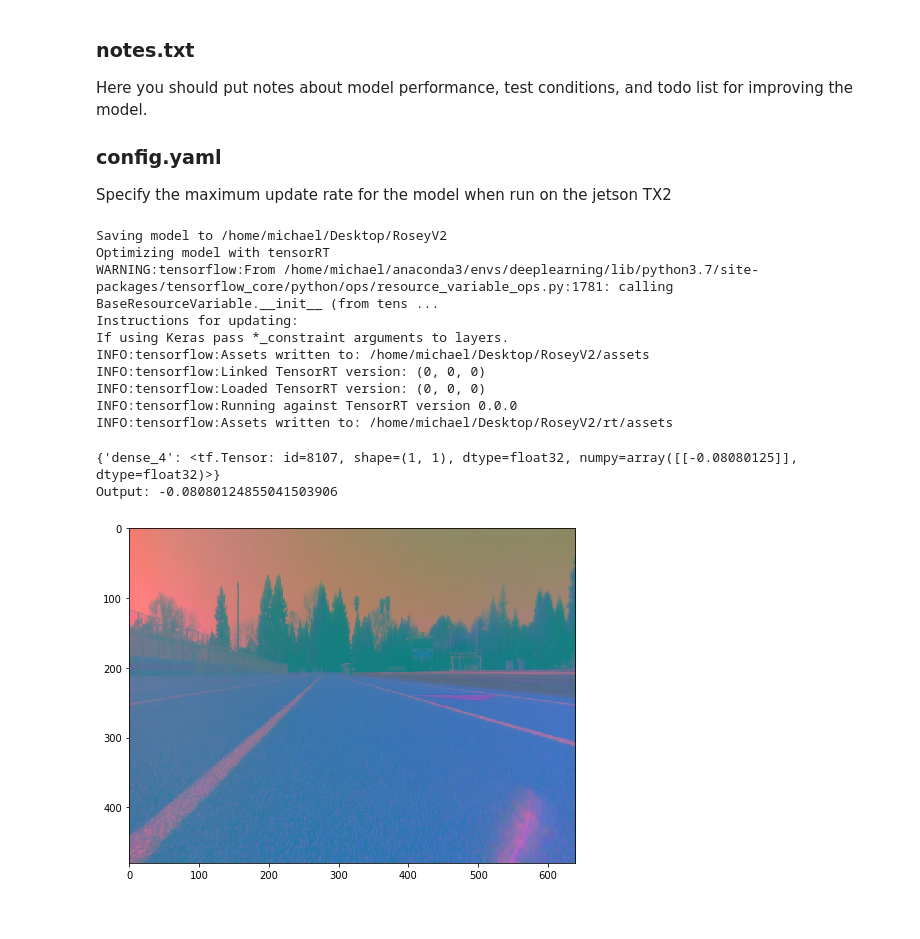
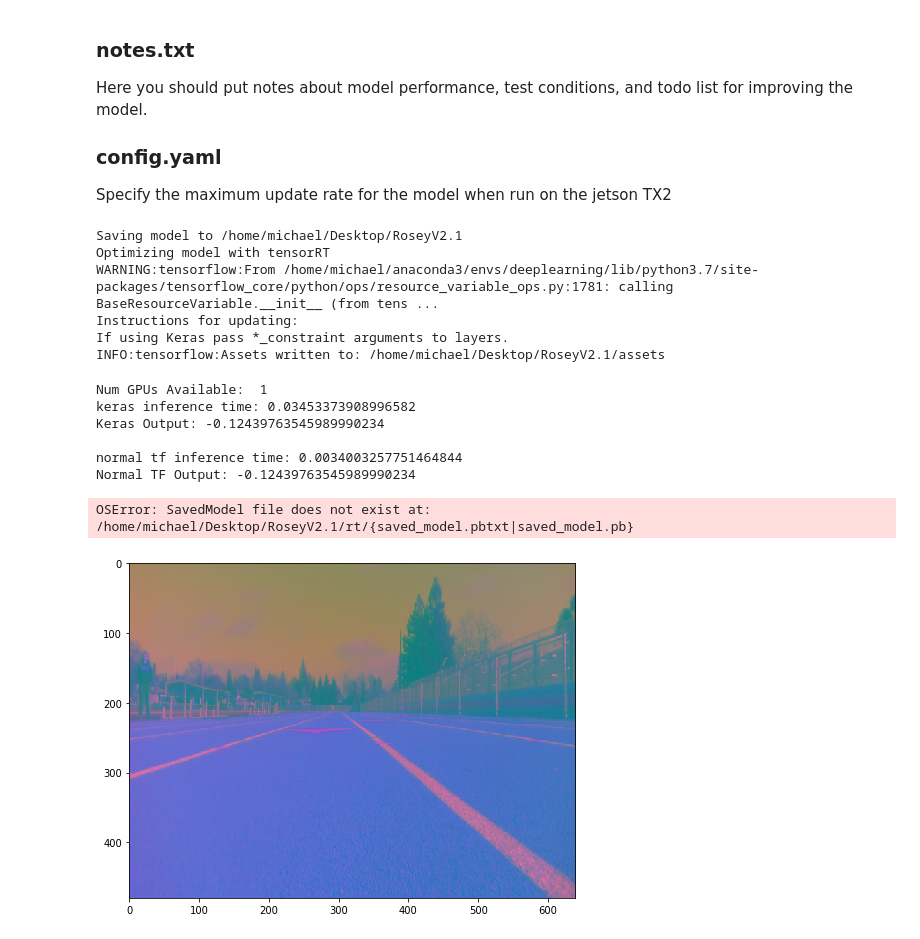
Before and after one commit to ARCC-RACE/ai_training_notebooks, a Jupyter notebook: basic_supervised_net/rosey/rosey.ipynb, the cells around one changed output. Drawn from its saved outputs; the diff is of its cells as text; code cells hidden in the pictures.

```diff
--- a/basic_supervised_net/rosey/rosey.ipynb
+++ b/basic_supervised_net/rosey/rosey.ipynb
@@ -59,24 +59,27 @@ model_to_export = "model.009-2.58.h5"
 os.rename(model_to_export, 'model.h5')
 # %%
 # copy the relevant files and export model
-model_name = "RoseyV2"
+model_name = "RoseyV2.1"
 if model_trainer.export_model("/home/michael/Desktop/" + model_name):
     print("Model export successful!")
 # %% [output]
-Saving model to /home/michael/Desktop/RoseyV2
+Saving model to /home/michael/Desktop/RoseyV2.1
 Optimizing model with tensorRT
 WARNING:tensorflow:From /home/michael/anaconda3/envs/deeplearning/lib/python3.7/site-packages/tensorflow_core/python/ops/resource_variable_ops.py:1781: calling BaseResourceVariable.__init__ (from tens ...
 Instructions for updating:
 If using Keras pass *_constraint arguments to layers.
-INFO:tensorflow:Assets written to: /home/michael/Desktop/RoseyV2/assets
-INFO:tensorflow:Linked TensorRT version: (0, 0, 0)
-INFO:tensorflow:Loaded TensorRT version: (0, 0, 0)
-INFO:tensorflow:Running against TensorRT version 0.0.0
-INFO:tensorflow:Assets written to: /home/michael/Desktop/RoseyV2/rt/assets
+INFO:tensorflow:Assets written to: /home/michael/Desktop/RoseyV2.1/assets
 # %%
-model_name = "RoseyV2"
+import tensorflow as tf
+print("Num GPUs Available: ", len(tf.config.experimental.list_physical_devices('GPU')))
+model_name = "RoseyV2.1"
 model_trainer.test_tftrt_model(export_path=("/home/michael/Desktop/" + model_name))
 # %% [output]
-{'dense_4': <tf.Tensor: id=8107, shape=(1, 1), dtype=float32, numpy=array([[-0.08080125]], dtype=float32)>}
-Output: -0.08080124855041503906
+Num GPUs Available:  1
+keras inference time: 0.03453373908996582
+Keras Output: -0.12439763545989990234
+
+normal tf inference time: 0.0034003257751464844
+Normal TF Output: -0.12439763545989990234
+OSError: SavedModel file does not exist at: /home/michael/Desktop/RoseyV2.1/rt/{saved_model.pbtxt|saved_model.pb}
-[figure, old version]
+[figure, new version]
```
Also changed, not shown: parts of 2 cells of this notebook, 2 other files.
